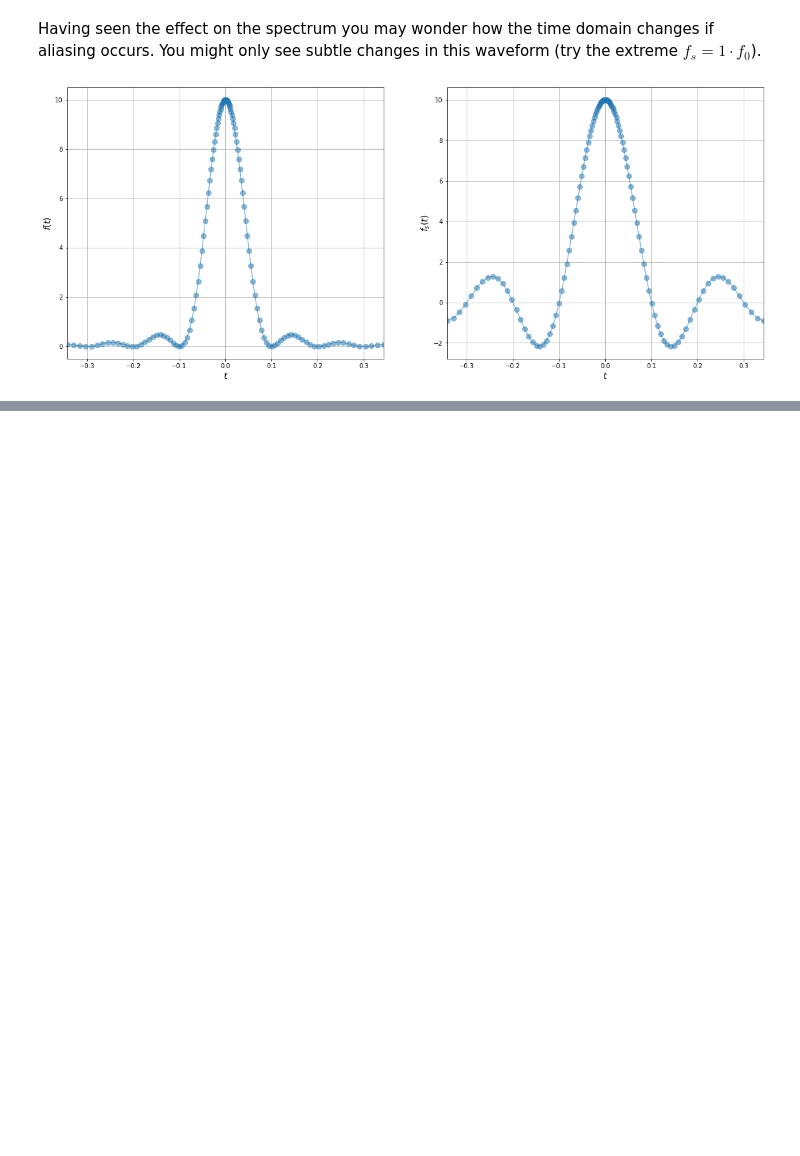
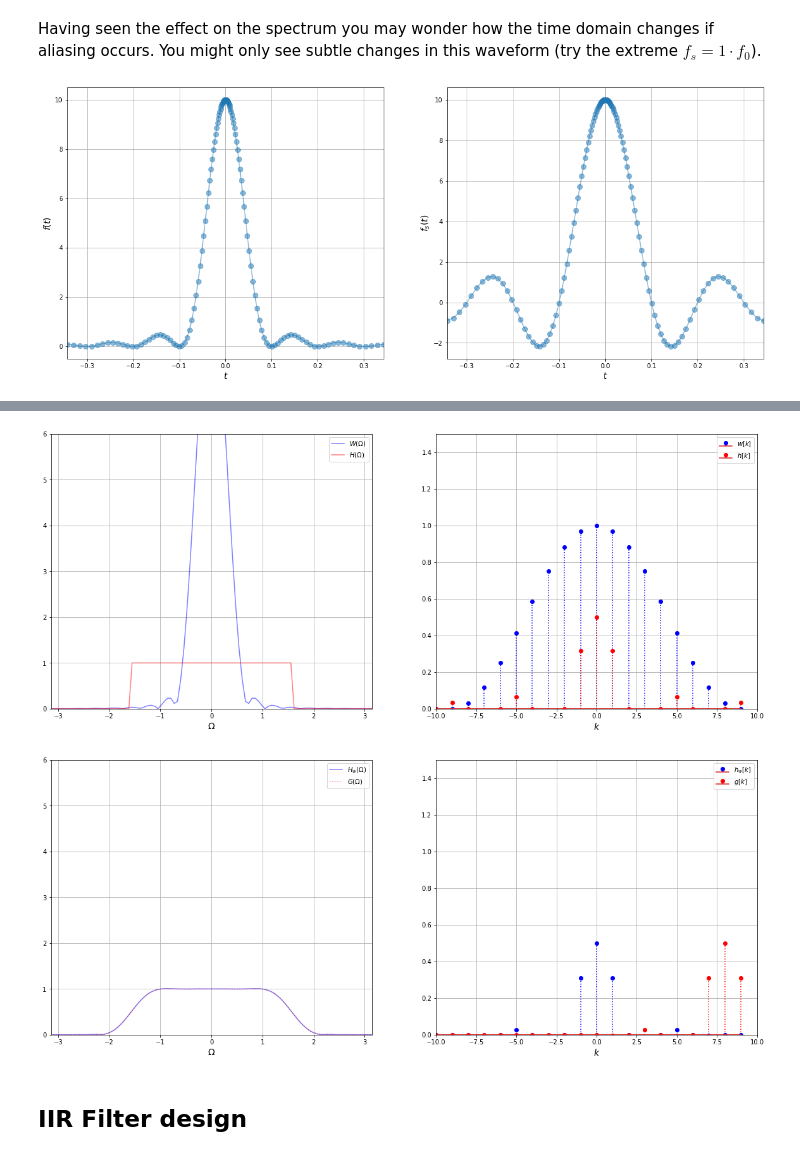
Before and after one commit to huesseol/DSSP-Illustrations, a Jupyter notebook: DSSP_From_Discrete_Time_to_Continuous_Time_and_Back.ipynb, the cells around one changed output, grey strips where cells are left out. Cells and saved outputs as stored; diff of their text form; code cells hidden in the pictures; blank space fills up the shorter version.

```diff
--- a/DSSP_From_Discrete_Time_to_Continuous_Time_and_Back.ipynb
+++ b/DSSP_From_Discrete_Time_to_Continuous_Time_and_Back.ipynb
@@ -118,0 +253,7 @@ plot_time()
+# %%
+plot2()
+# %% [output]
+[figure, added]
+[figure, added]
+# %% [markdown]
+## IIR Filter design
```
Also changed, not shown: parts of 8 cells of this notebook.
